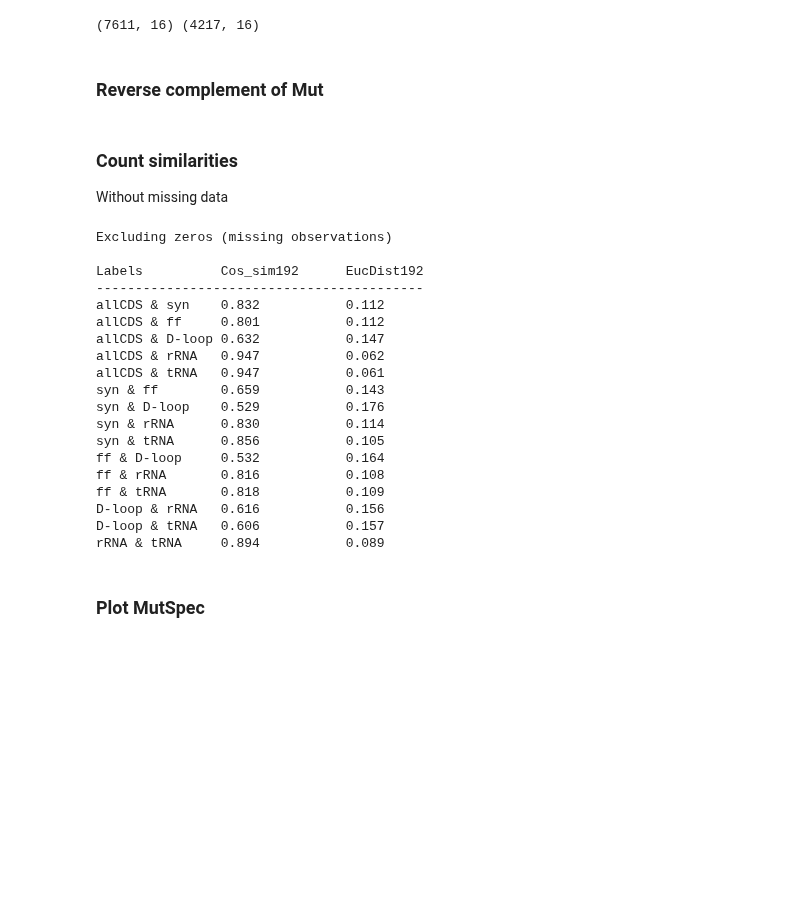
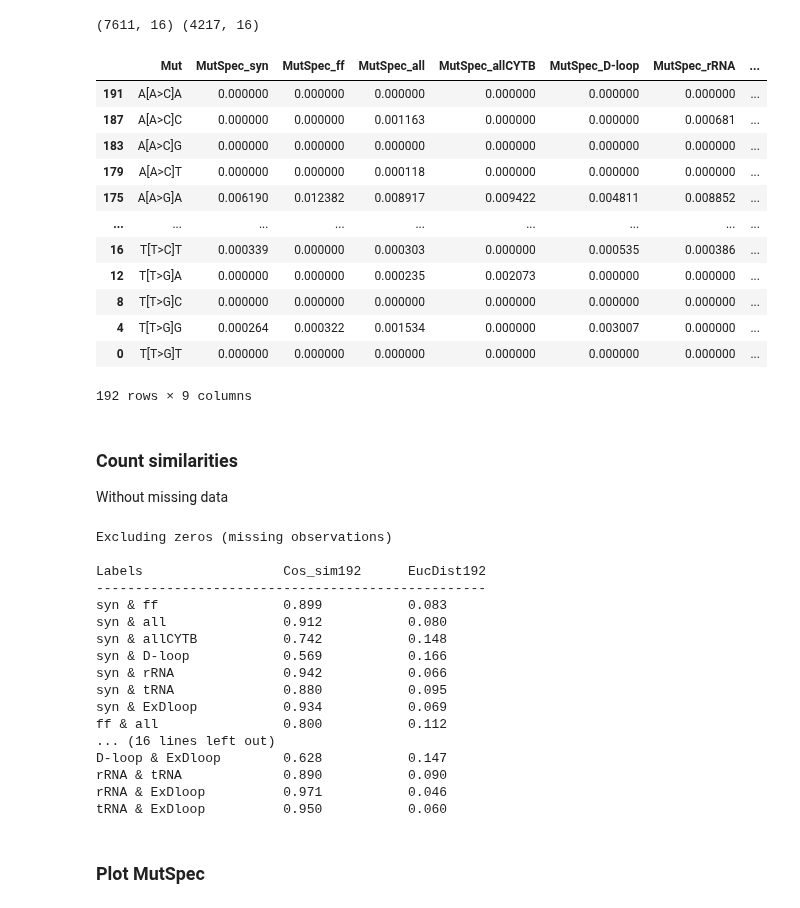
Before and after one commit to mitoclub/mtdnaMutSpecOfCancers, a Jupyter notebook: notebooks/cancer_calc_ms.ipynb, the cells around one changed output. Saved outputs shown, nothing was run; the diff lists cells and outputs as text; code cells hidden in the pictures; blank space fills up the shorter version.

```diff
--- a/notebooks/cancer_calc_ms.ipynb
+++ b/notebooks/cancer_calc_ms.ipynb
@@ -353,2 +405,0 @@ for lbl in nucl_freqs:
-# %% [markdown]
-### Reverse complement of Mut
@@ -358,14 +406,31 @@ mutspec192["Mut"] = mutspec192.Mut.apply(rev_comp)
+# %%
+mutspec192.to_csv("../data/processed/canser_mutspec.csv", index=None)
+mutspec192
+# %% [output]
+|  | Mut | MutSpec_syn | MutSpec_ff | MutSpec_all | MutSpec_allCYTB | MutSpec_D-loop | MutSpec_rRNA | ... |
+| 191 | A[A>C]A | 0.000000 | 0.000000 | 0.000000 | 0.000000 | 0.000000 | 0.000000 | ... |
+| 187 | A[A>C]C | 0.000000 | 0.000000 | 0.001163 | 0.000000 | 0.000000 | 0.000681 | ... |
+| 183 | A[A>C]G | 0.000000 | 0.000000 | 0.000000 | 0.000000 | 0.000000 | 0.000000 | ... |
+| 179 | A[A>C]T | 0.000000 | 0.000000 | 0.000118 | 0.000000 | 0.000000 | 0.000000 | ... |
+| 175 | A[A>G]A | 0.006190 | 0.012382 | 0.008917 | 0.009422 | 0.004811 | 0.008852 | ... |
+| ... | ... | ... | ... | ... | ... | ... | ... | ... |
+| 16 | T[T>C]T | 0.000339 | 0.000000 | 0.000303 | 0.000000 | 0.000535 | 0.000386 | ... |
+| 12 | T[T>G]A | 0.000000 | 0.000000 | 0.000235 | 0.002073 | 0.000000 | 0.000000 | ... |
+| 8 | T[T>G]C | 0.000000 | 0.000000 | 0.000000 | 0.000000 | 0.000000 | 0.000000 | ... |
+| 4 | T[T>G]G | 0.000264 | 0.000322 | 0.001534 | 0.000000 | 0.003007 | 0.000000 | ... |
+| 0 | T[T>G]T | 0.000000 | 0.000000 | 0.000000 | 0.000000 | 0.000000 | 0.000000 | ... |
+192 rows × 9 columns
 # %% [markdown]
 ### Count similarities
 Without missing data
 # %%
 print("Excluding zeros (missing observations)\n")
-print("Labels  \tCos_sim192\tEucDist192")
-print("-" * 42)
+print("Labels  \t\tCos_sim192\tEucDist192")
+print("-" * 50)
 _lbls = set()
-for lbl1 in nucl_freqs:
+for lbl1 in exp_muts192:
     _lbls.add(lbl1)
-    for lbl2 in nucl_freqs:
+    for lbl2 in exp_muts192:
         if lbl1 != lbl2 and lbl2 not in _lbls:
             if lbl1 == "ff" or lbl2 == "ff":
                 obs_muts = mutspec192.Mut.apply(lambda m: m[0] + m[2] + m[-1]).isin(coda.possible_ff_contexts)
@@ -380,28 +445,27 @@ for lbl1 in nucl_freqs:
                 mutspec192[f"MutSpec_{lbl1}"][obs_muts], mutspec192[f"MutSpec_{lbl2}"][obs_muts]
             )
             _lbl1 = "allCDS" if lbl1 == "all" else lbl1
-
-            print(f"{_lbl1} & {lbl2}\t{sim192:.3f}\t\t{euc192:.3f}")
+            _both_labels = f"{_lbl1} & {lbl2}"
+            _both_labels += " " * (22 - len(_both_labels))
+            print(f"{_both_labels}\t{sim192:.3f}\t\t{euc192:.3f}")
 # %% [output]
 Excluding zeros (missing observations)
 
-Labels          Cos_sim192      EucDist192
-------------------------------------------
-allCDS & syn    0.832           0.112
-allCDS & ff     0.801           0.112
-allCDS & D-loop 0.632           0.147
-allCDS & rRNA   0.947           0.062
-allCDS & tRNA   0.947           0.061
-syn & ff        0.659           0.143
-syn & D-loop    0.529           0.176
-syn & rRNA      0.830           0.114
-syn & tRNA      0.856           0.105
-ff & D-loop     0.532           0.164
-ff & rRNA       0.816           0.108
-ff & tRNA       0.818           0.109
-D-loop & rRNA   0.616           0.156
-D-loop & tRNA   0.606           0.157
-rRNA & tRNA     0.894           0.089
+Labels                  Cos_sim192      EucDist192
+--------------------------------------------------
+syn & ff                0.899           0.083
+syn & all               0.912           0.080
+syn & allCYTB           0.742           0.148
+syn & D-loop            0.569           0.166
+syn & rRNA              0.942           0.066
+syn & tRNA              0.880           0.095
+syn & ExDloop           0.934           0.069
+ff & all                0.800           0.112
+... (16 lines left out)
+D-loop & ExDloop        0.628           0.147
+rRNA & tRNA             0.890           0.090
+rRNA & ExDloop          0.971           0.046
+tRNA & ExDloop          0.950           0.060
 # %% [markdown]
 ### Plot MutSpec
 # %%
```
Also changed, not shown: parts of 13 cells of this notebook, 2 other files.
